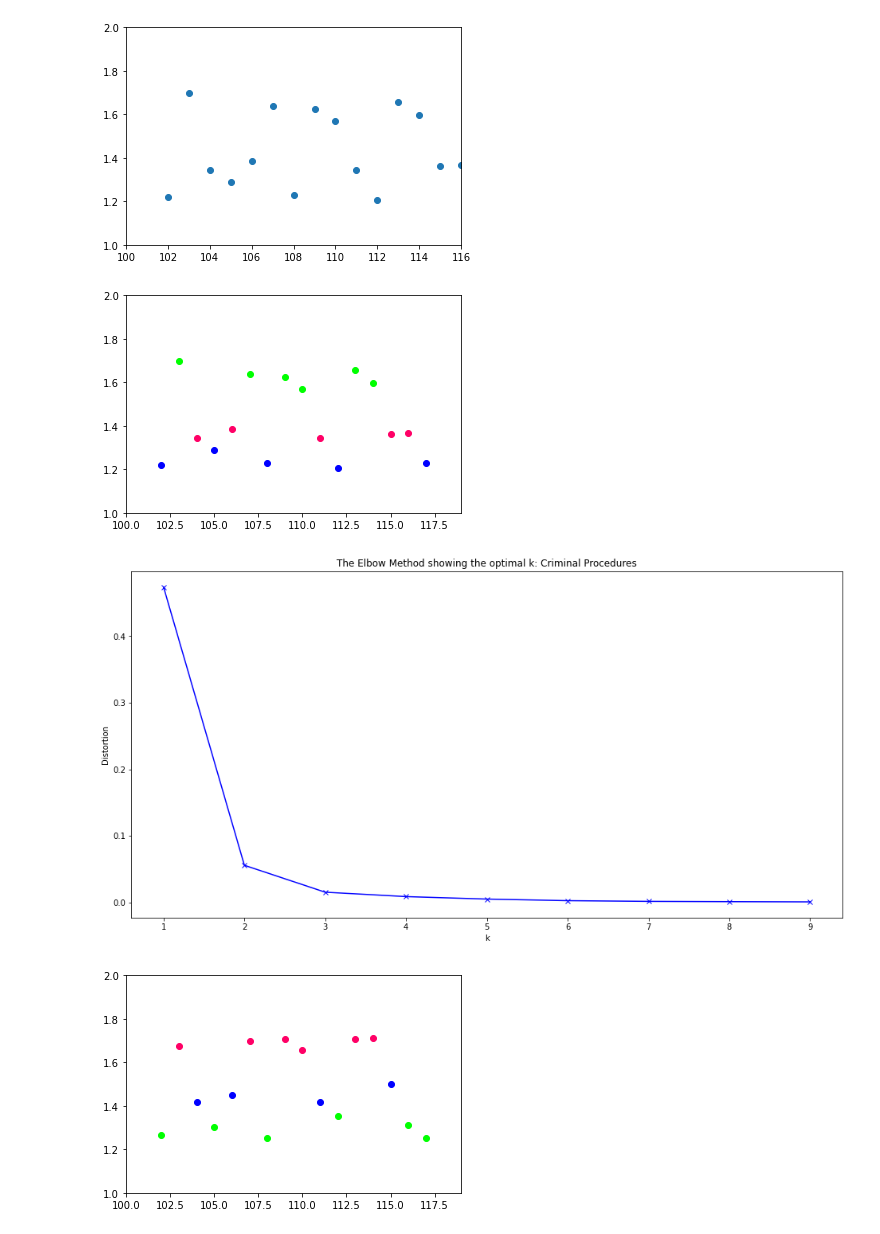
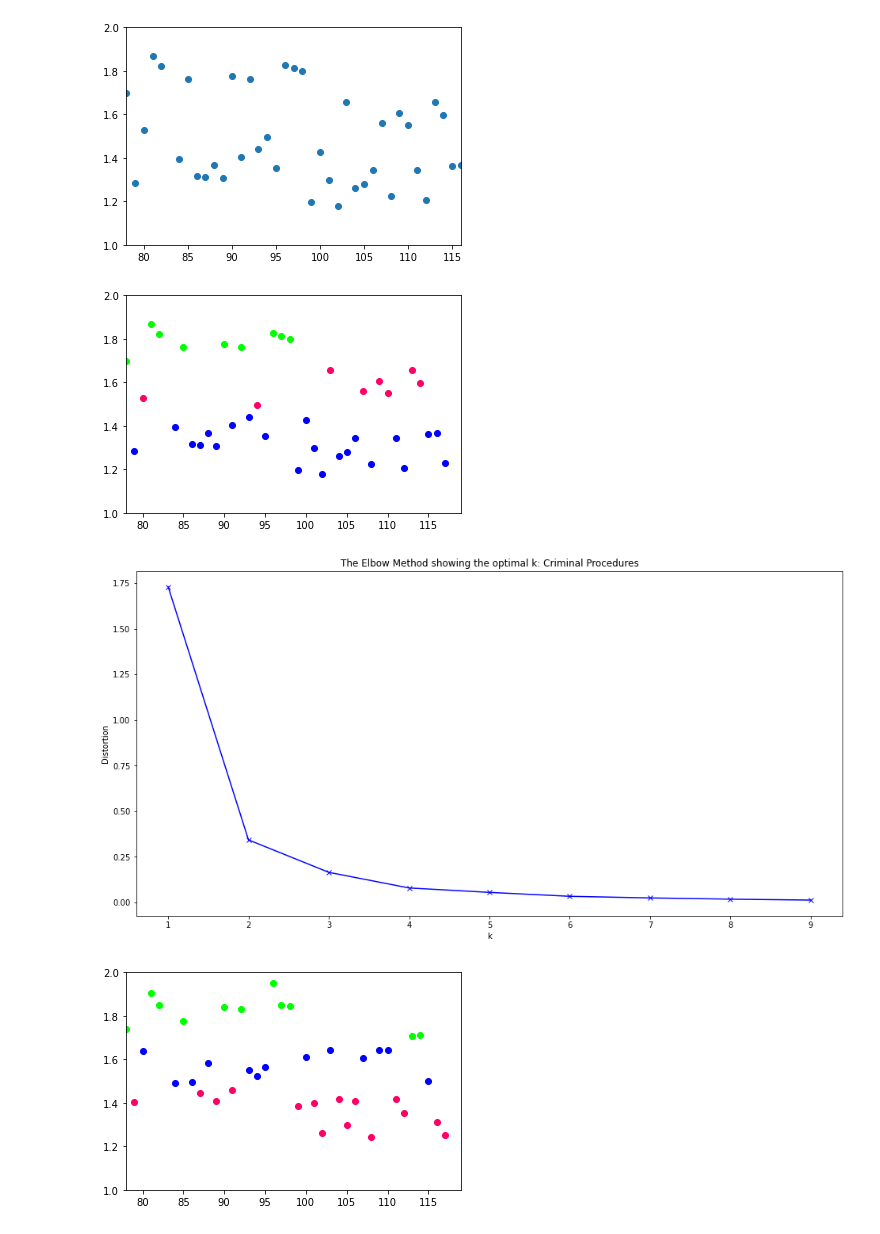
Before and after one commit to prrathi/CaseCracker, a Jupyter notebook: data/simpleCluster.ipynb, the cells around one changed output. Saved outputs shown, nothing was run; the diff lists cells and outputs as text; code cells hidden in the pictures.

Commit message:
Updated clustering to encompass data all the way to 1940s

```diff
--- a/data/simpleCluster.ipynb
+++ b/data/simpleCluster.ipynb
@@ -12,7 +12,7 @@ import matplotlib.pyplot as pp
 import math
 # %%
 # Reading CSV File and storing each individual column as arrays
-df = pd.read_csv("justiceCentered.csv", encoding= 'unicode_escape')
+df = pd.read_csv("justiceCentered1.csv", encoding= 'unicode_escape')
 issueArea = df["issueArea"]
 justice = df["justice"]
 vote = df["vote"]
@@ -28,7 +28,7 @@ justiceLeanings = []
 for area in range(1, 15):
     issueAreaLeanings = [] # issueAreaLeanings is the list for each issueArea
     dataset = pd.DataFrame({'justice': justice[issueArea == area], 'direction': direction[issueArea == area]})
-    for i in range(102, 118):
+    for i in range(78, 118):
         issueAreaLeanings.append(np.mean(dataset[dataset['justice'] == i])) # Adding each justice's mean leaning score to the issueAreaLeanings
     justiceLeanings.append(issueAreaLeanings)
 # %%
@@ -38,7 +38,7 @@ justiceData = np.zeros((arraySize, 1))
 justiceLabels = np.zeros((arraySize, 1))
 
 # Initialize both arrays with the average values calculated in the cell prior
-for i in range (0, 16):
+for i in range (0, 40):
     if (justiceLeanings[0][i]["direction"] == [0.0]):
         continue
     else:
@@ -47,28 +47,31 @@ for i in range (0, 16):
 
 # Perform a k-means clustering with 3 clusters (Chose 3 based on elbow method in cell below)
 
+justiceData = justiceData[~np.isnan(justiceData).any(axis=1)]
+justiceLabels = justiceLabels[~np.isnan(justiceLabels).any(axis=1)]
+arraySize = len(justiceLabels)
 kmeanModel = KMeans(n_clusters=3)
 label = kmeanModel.fit_predict(justiceData)
 # %%
 # Plotting unclustered data
 plt.scatter(justiceLabels, justiceData)
-plt.xlim(100, 116)
+plt.xlim(78, 116)
 plt.ylim(1, 2)
 plt.show()
 # %% [output]
-[figure, old version]
+[figure, new version]
 # %%
 # Adding colors to the clustered data to show the clusters
-colors=["#0000FF", "#00FF00", "#FF0066"]
+colors=["#0000FF", "#00FF00", "#FF0066", "#FF8000"]
 fig = plt.figure()
 
-plt.xlim(100, 119)
+plt.xlim(78, 119)
 plt.ylim(1, 2)
 for i in range(arraySize):
     plt.scatter(justiceLabels[i], justiceData[i], color = colors[label[i]])
 plt.show()
 # %% [output]
-[figure, old version]
+[figure, new version]
 # %%
 # Elbow Method to find out the optimal number of clusters for this issue area
 optimal = []
@@ -86,7 +89,7 @@ plt.ylabel('Distortion')
 plt.title('The Elbow Method showing the optimal k: Criminal Procedures')
 plt.show()
 # %% [output]
-[figure, old version]
+[figure, new version]
 # %%
 # Issue Area 2: Civil Rights
 
@@ -96,14 +99,16 @@ justiceData = np.zeros((arraySize, 1))
 justiceLabels = np.zeros((arraySize, 1))
 
 # Adding data to arrays
-for i in range (0, 16):
+for i in range (0, 40):
     if (justiceLeanings[1][i]["direction"] == [0.0]):
         continue
     else:
         justiceData[i] = justiceLeanings[1][i]["direction"]
         justiceLabels[i] = justiceLeanings[1][i]["justice"]
 
-
+justiceData = justiceData[~np.isnan(justiceData).any(axis=1)]
+justiceLabels = justiceLabels[~np.isnan(justiceLabels).any(axis=1)]
+arraySize = len(justiceData)
 # Performing clustering through kmeans
 kmeanModel = KMeans(n_clusters=3)
 label = kmeanModel.fit_predict(justiceData)
@@ -113,13 +118,13 @@ colors=["#0000FF", "#00FF00", "#FF0066", "#FF8000"]
 fig = plt.figure()
 
 # Plotting the scatter plot of justiceData vs justiceLabels with colors
-plt.xlim(100, 119)
+plt.xlim(78, 119)
 plt.ylim(1, 2)
 for i in range(arraySize):
     plt.scatter(justiceLabels[i], justiceData[i], color = colors[label[i]])
 plt.show()
 # %% [output]
-[figure, old version]
+[figure, new version]
 # %%
 # Elbow Method for Issue 2: Civil Rights
 optimal = []
```
Also changed, not shown: parts of 24 cells of this notebook.
